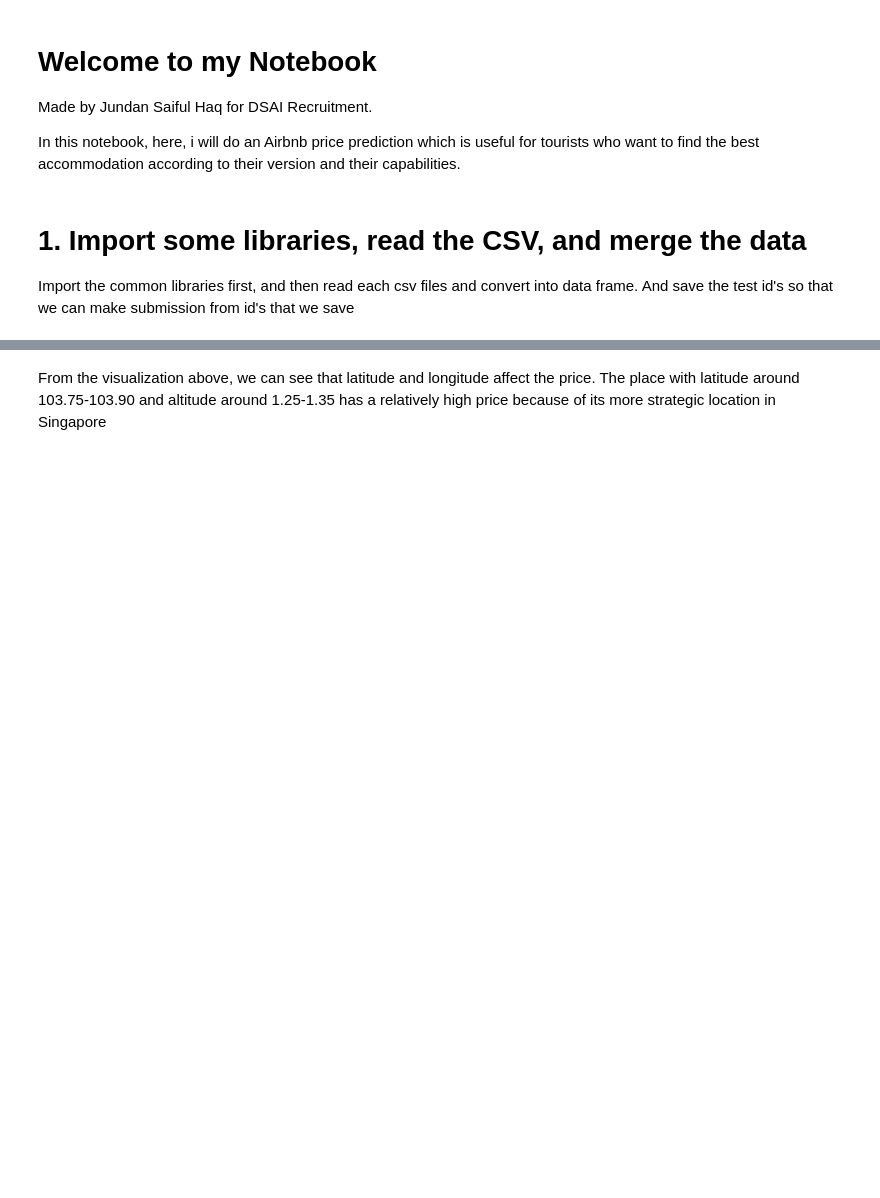
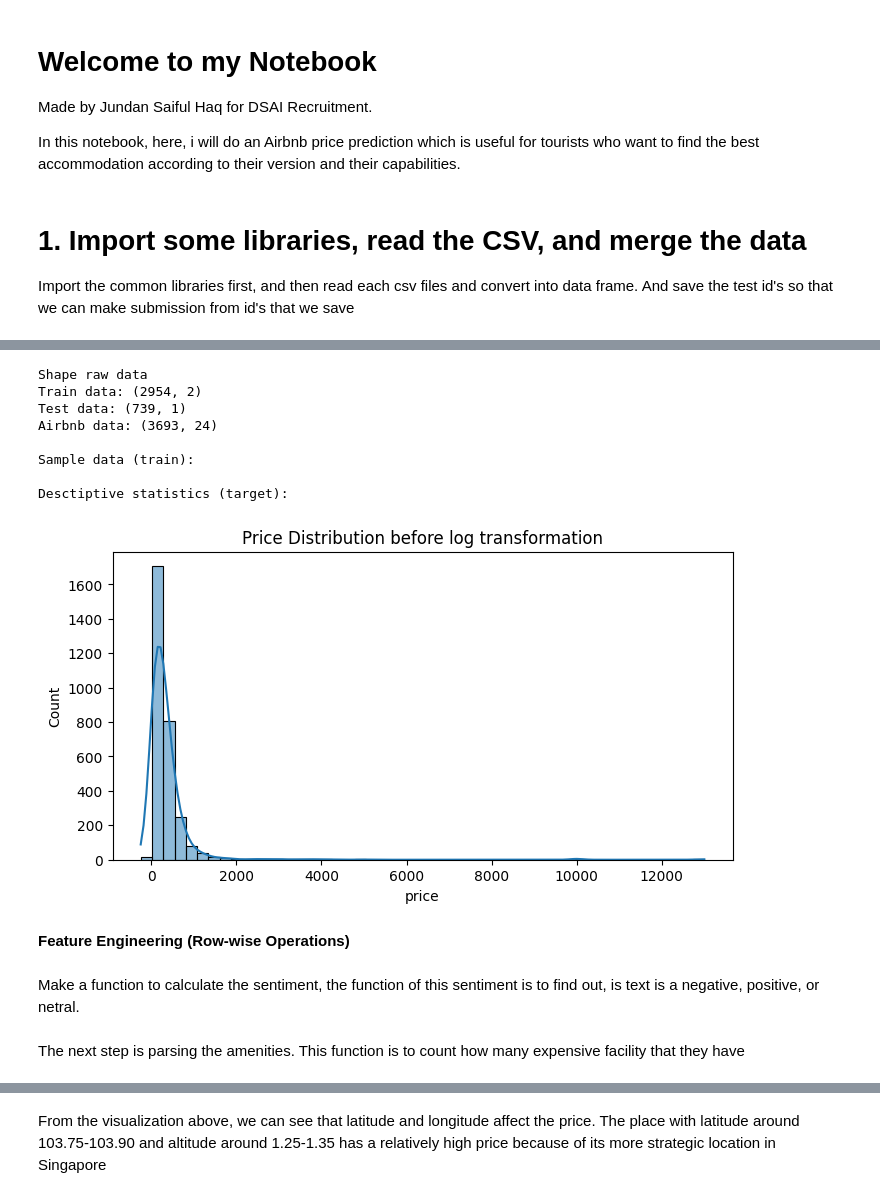
Before and after one commit to Jundannz/Airbnb-Price-Prediction, a Jupyter notebook: main.ipynb, the cells around one changed output, grey strips where cells are left out. Cells and saved outputs as stored; diff of their text form; code cells hidden in the pictures; blank space fills up the shorter version.

```diff
--- a/main.ipynb
+++ b/main.ipynb
@@ -26,0 +27,30 @@ Data merge:
+# %%
+print("Shape raw data")
+print(f"Train data: {traindf.shape}")
+print(f"Test data: {testdf.shape}")
+print(f"Airbnb data: {airbnbdf.shape}")
+
+print("\nSample data (train):")
+traindf.head()
+
+print("\nDesctiptive statistics (target):")
+traindf['price'].describe()
+
+plt.figure(figsize=(8,4))
+sns.histplot(traindf['price'], bins=50, kde=True)
+plt.title("Price Distribution before log transformation")
+plt.show()
+# %% [output]
+Shape raw data
+Train data: (2954, 2)
+Test data: (739, 1)
+Airbnb data: (3693, 24)
+
+Sample data (train):
+
+Desctiptive statistics (target):
+[figure, added]
+# %% [markdown]
+**Feature Engineering (Row-wise Operations)**
+# %% [markdown]
+Make a function to calculate the sentiment, the function of this sentiment is to find out, is text is a negative, positive, or netral.
@@ -26,0 +71,2 @@ Data merge:
+# %% [markdown]
+The next step is parsing the amenities. This function is to count how many expensive facility that they have
```
Also changed, not shown: parts of 111 cells of this notebook, 3 other files.
